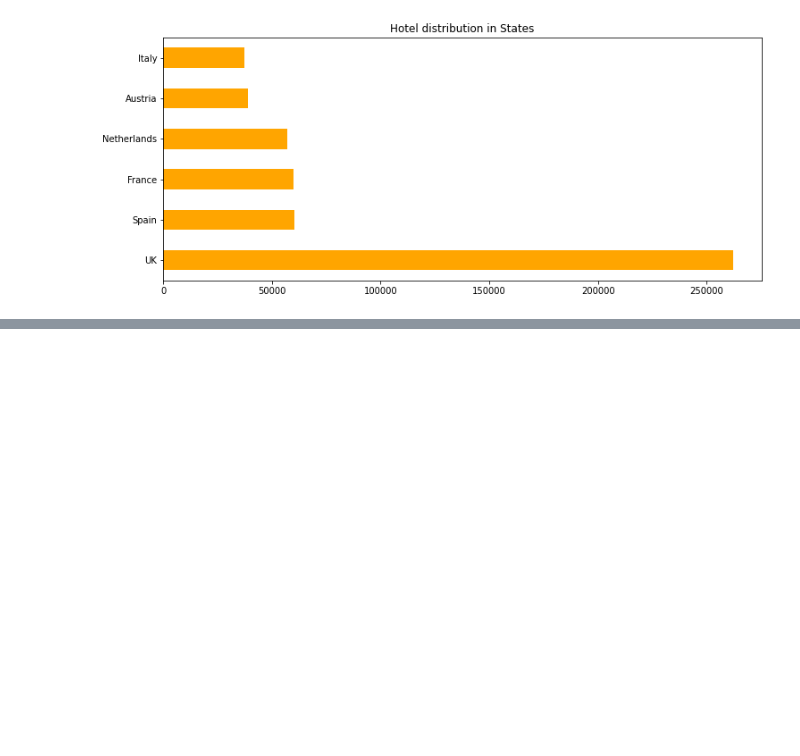
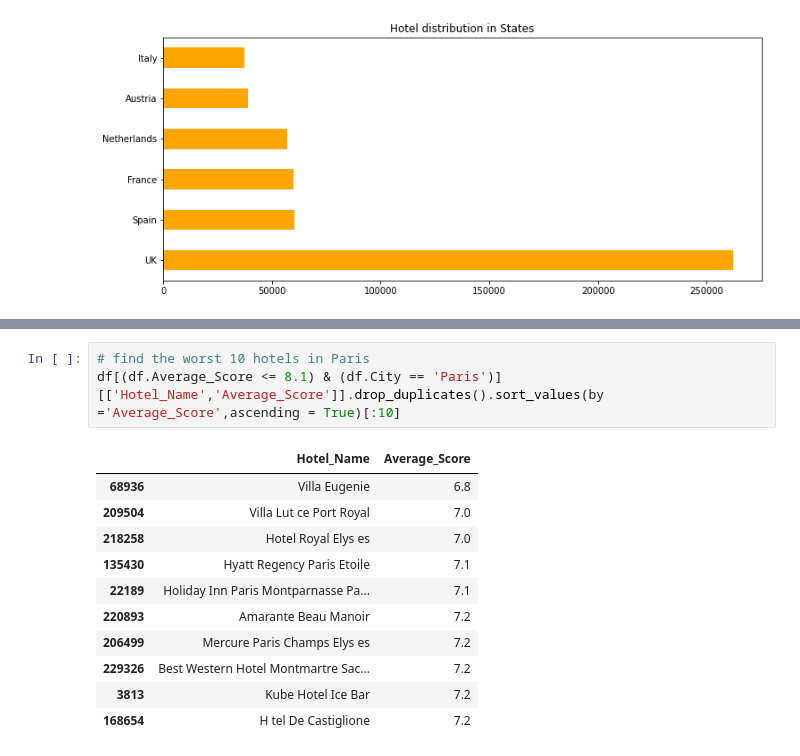
Before and after one commit to ArvindRajen/Conceptual_Analysis, a Jupyter notebook: Hotel_Reviews_EDA.ipynb, the cells around one changed output, grey strips where cells are left out. Cells and saved outputs as stored; diff of their text form; blank space fills up the shorter version.

```diff
--- a/Hotel_Reviews_EDA.ipynb
+++ b/Hotel_Reviews_EDA.ipynb
@@ -71,0 +108,15 @@ df.State.value_counts().plot.barh(color = 'orange')
+# %%
+# find the worst 10 hotels in Paris
+df[(df.Average_Score <= 8.1) & (df.City == 'Paris')][['Hotel_Name','Average_Score']].drop_duplicates().sort_values(by ='Average_Score',ascending = True)[:10]
+# %% [output]
+|  | Hotel_Name | Average_Score |
+| 68936 | Villa Eugenie | 6.8 |
+| 209504 | Villa Lut ce Port Royal | 7.0 |
+| 218258 | Hotel Royal Elys es | 7.0 |
+| 135430 | Hyatt Regency Paris Etoile | 7.1 |
+| 22189 | Holiday Inn Paris Montparnasse Pa... | 7.1 |
+| 220893 | Amarante Beau Manoir | 7.2 |
+| 206499 | Mercure Paris Champs Elys es | 7.2 |
+| 229326 | Best Western Hotel Montmartre Sac... | 7.2 |
+| 3813 | Kube Hotel Ice Bar | 7.2 |
+| 168654 | H tel De Castiglione | 7.2 |
```
Also changed, not shown: parts of 2 cells of this notebook.
